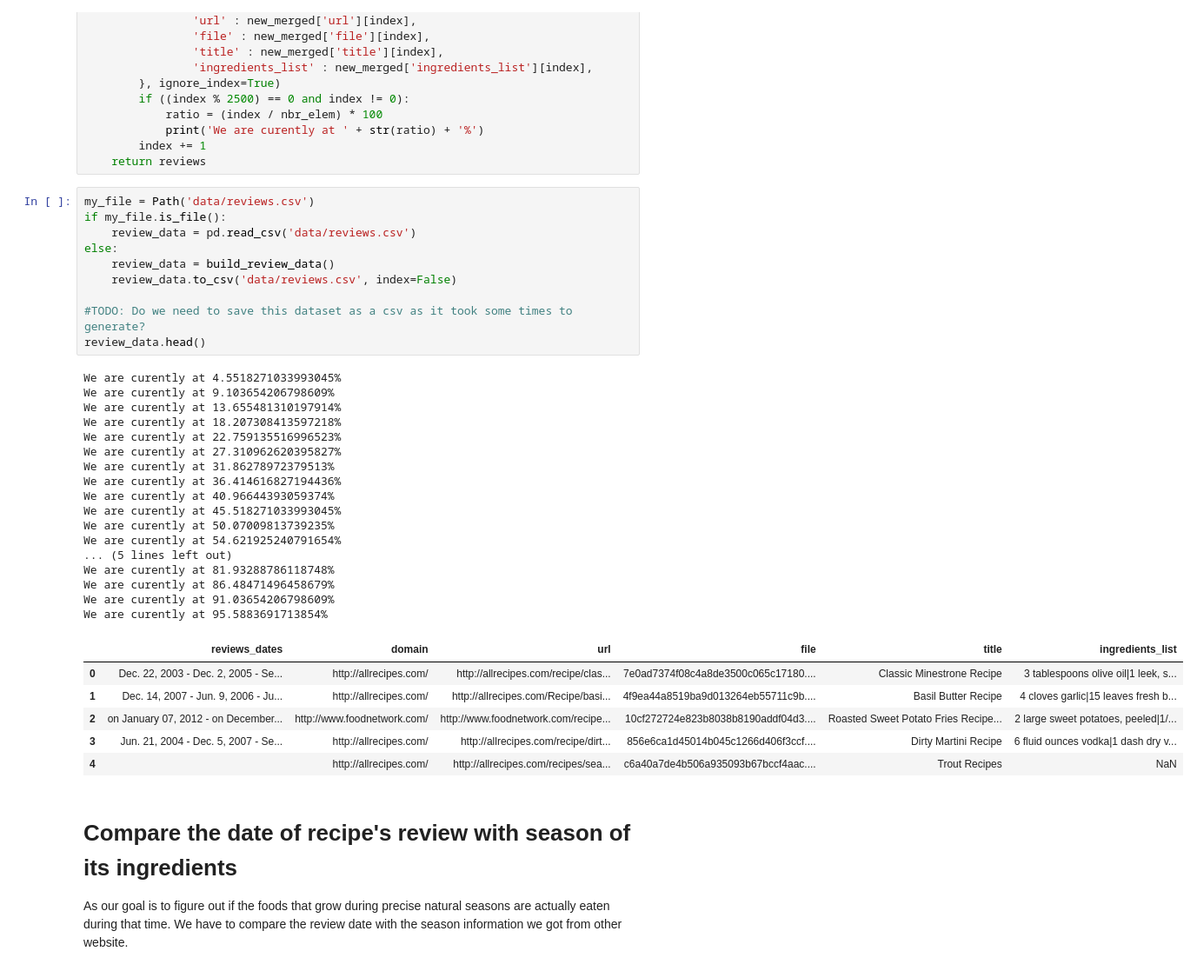
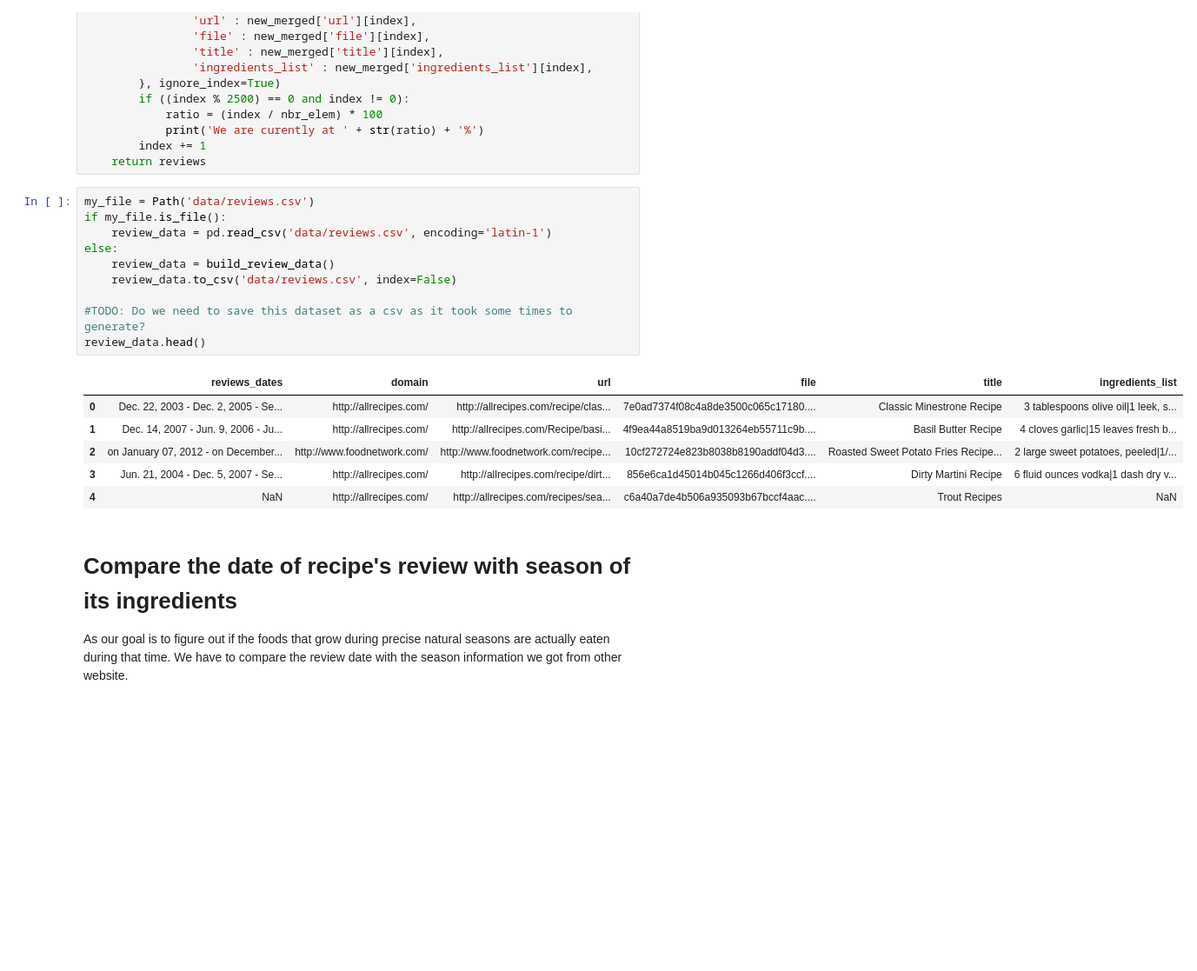
Before and after one commit to csbenz/ada, a Jupyter notebook: project/Project_test.ipynb, the cells around one changed output. Shown at 87% size. Drawn from its saved outputs; the diff is of its cells as text; blank space fills up the shorter version.

Commit message:
fix encoding bug in reading the reviews file

```diff
--- a/project/Project_test.ipynb
+++ b/project/Project_test.ipynb
@@ -317,37 +317,20 @@ def build_review_data():
 # %%
 my_file = Path('data/reviews.csv')
 if my_file.is_file():
-    review_data = pd.read_csv('data/reviews.csv')
+    review_data = pd.read_csv('data/reviews.csv', encoding='latin-1')
 else:
     review_data = build_review_data()
     review_data.to_csv('data/reviews.csv', index=False)
 
 #TODO: Do we need to save this dataset as a csv as it took some times to generate?
 review_data.head()
 # %% [output]
-We are curently at 4.5518271033993045%
-We are curently at 9.103654206798609%
-We are curently at 13.655481310197914%
-We are curently at 18.207308413597218%
-We are curently at 22.759135516996523%
-We are curently at 27.310962620395827%
-We are curently at 31.86278972379513%
-We are curently at 36.414616827194436%
-We are curently at 40.96644393059374%
-We are curently at 45.518271033993045%
-We are curently at 50.07009813739235%
-We are curently at 54.621925240791654%
-... (5 lines left out)
-We are curently at 81.93288786118748%
-We are curently at 86.48471496458679%
-We are curently at 91.03654206798609%
-We are curently at 95.5883691713854%
 |  | reviews_dates | domain | url | file | title | ingredients_list |
 | 0 | Dec. 22, 2003 - Dec. 2, 2005 - Se... | http://allrecipes.com/ | http://allrecipes.com/recipe/clas... | 7e0ad7374f08c4a8de3500c065c17180.... | Classic Minestrone Recipe | 3 tablespoons olive oil|1 leek, s... |
 | 1 | Dec. 14, 2007 - Jun. 9, 2006 - Ju... | http://allrecipes.com/ | http://allrecipes.com/Recipe/basi... | 4f9ea44a8519ba9d013264eb55711c9b.... | Basil Butter Recipe | 4 cloves garlic|15 leaves fresh b... |
 | 2 | on January 07, 2012 - on December... | http://www.foodnetwork.com/ | http://www.foodnetwork.com/recipe... | 10cf272724e823b8038b8190addf04d3.... | Roasted Sweet Potato Fries Recipe... | 2 large sweet potatoes, peeled|1/... |
 | 3 | Jun. 21, 2004 - Dec. 5, 2007 - Se... | http://allrecipes.com/ | http://allrecipes.com/recipe/dirt... | 856e6ca1d45014b045c1266d406f3ccf.... | Dirty Martini Recipe | 6 fluid ounces vodka|1 dash dry v... |
-| 4 |  | http://allrecipes.com/ | http://allrecipes.com/recipes/sea... | c6a40a7de4b506a935093b67bccf4aac.... | Trout Recipes | NaN |
+| 4 | NaN | http://allrecipes.com/ | http://allrecipes.com/recipes/sea... | c6a40a7de4b506a935093b67bccf4aac.... | Trout Recipes | NaN |
 # %% [markdown]
 # Compare the date of recipe's review with season of its ingredients
 As our goal is to figure out if the foods that grow during precise natural seasons are actually eaten during that time. We have to compare the review date with the season information we got from other website.
```
